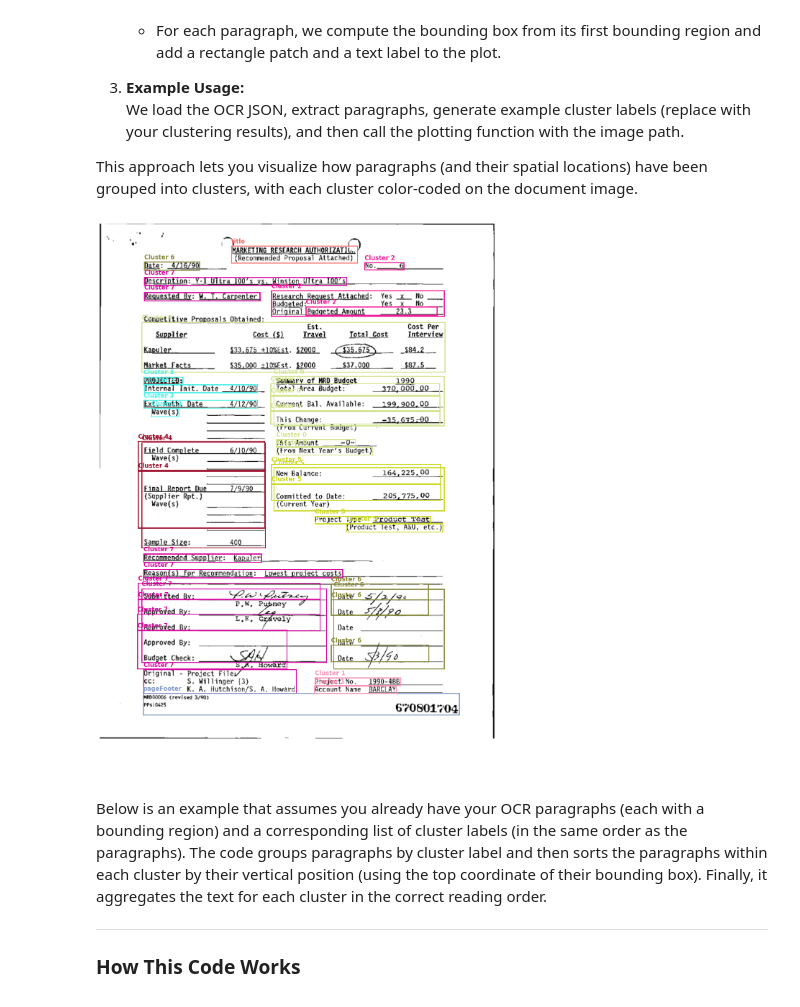
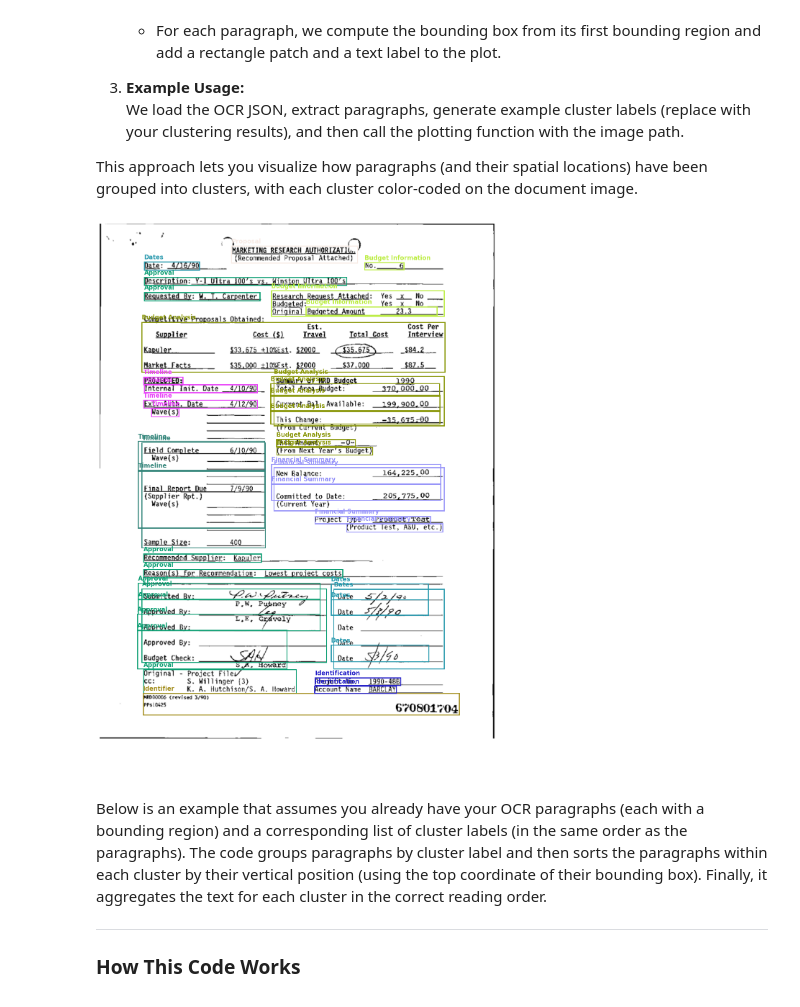
Before and after one commit to crcresearch/FUNSD, a Jupyter notebook: nbs/ocr_hierarchy_extract_new.ipynb, the cells around one changed output. Saved outputs shown, nothing was run; the diff lists cells and outputs as text; code cells hidden in the pictures.

Commit message:
Updated visualization to include semantic designation as box annotation.

```diff
--- a/nbs/ocr_hierarchy_extract_new.ipynb
+++ b/nbs/ocr_hierarchy_extract_new.ipynb
@@ -893,7 +893,7 @@ def polygon_to_bbox(polygon):
 
     return [min(xs), min(ys), max(xs), max(ys)]
 
-def plot_paragraph_boxes(image_path, paragraphs, labels):
+def plot_paragraph_boxes(image_path, paragraphs, labels, clusters=None):
     """
     image_path: path to the document image.
     paragraphs: a list of paragraph objects from OCR data.
@@ -953,36 +953,41 @@ def plot_paragraph_boxes(image_path, paragraphs, labels):
 
         # Create a rectangle patch with the cluster color.
         rect = patches.Rectangle((x_min, y_min), width, height, linewidth=2,
                                  edgecolor=cmap[lbl], facecolor='none')
         ax.add_patch(rect)
         # Optionally, add the cluster label as text
-        ax.text(x_min, y_min - 5, name, color=cmap[lbl],
+        if clusters:
+            sem_name = clusters[lbl]["designation"]
+            ax.text(x_min, y_min - 5, sem_name, color=cmap[lbl],
                 fontsize=12, weight='bold')
+        else:
+            ax.text(x_min, y_min - 5, name, color=cmap[lbl],
+                    fontsize=12, weight='bold')
 
     ax.axis("off")
     plt.tight_layout()
     plt.show()
 
 # Example usage:
 # Load OCR data (assumed to be a dictionary from your OCR JSON)
 #with open("ocr_output.json", "r", encoding="utf-8") as f:
 #    ocr_data = json.load(f)
 
 # Extract paragraphs from OCR data. (This assumes a similar structure as provided.)
 paragraphs = ocr_data.get("paragraphs", [])
 
 # For demonstration, let's assume you have computed cluster labels for each paragraph.
 # For instance, here we assign a random cluster label (in practice, use your clustering results).
 #np.random.seed(42)
 #labels = [np.random.randint(0, 5) for _ in range(len(paragraphs))]
 
 # Path to your document image
 image_path = '../datasets/FUNSD/training_data/images/0001463282.png'
 
 # Plot the bounding boxes with cluster labels.
-plot_paragraph_boxes(image_path, paragraphs, cluster_labels)
+plot_paragraph_boxes(image_path, paragraphs, cluster_labels, clusters=clusters)
 # %% [output]
-[figure, old version]
+[figure, new version]
 # %% [markdown]
 Below is an example that assumes you already have your OCR paragraphs (each with a bounding region) and a corresponding list of cluster labels (in the same order as the paragraphs). The code groups paragraphs by cluster label and then sorts the paragraphs within each cluster by their vertical position (using the top coordinate of their bounding box). Finally, it aggregates the text for each cluster in the correct reading order.
 
```
